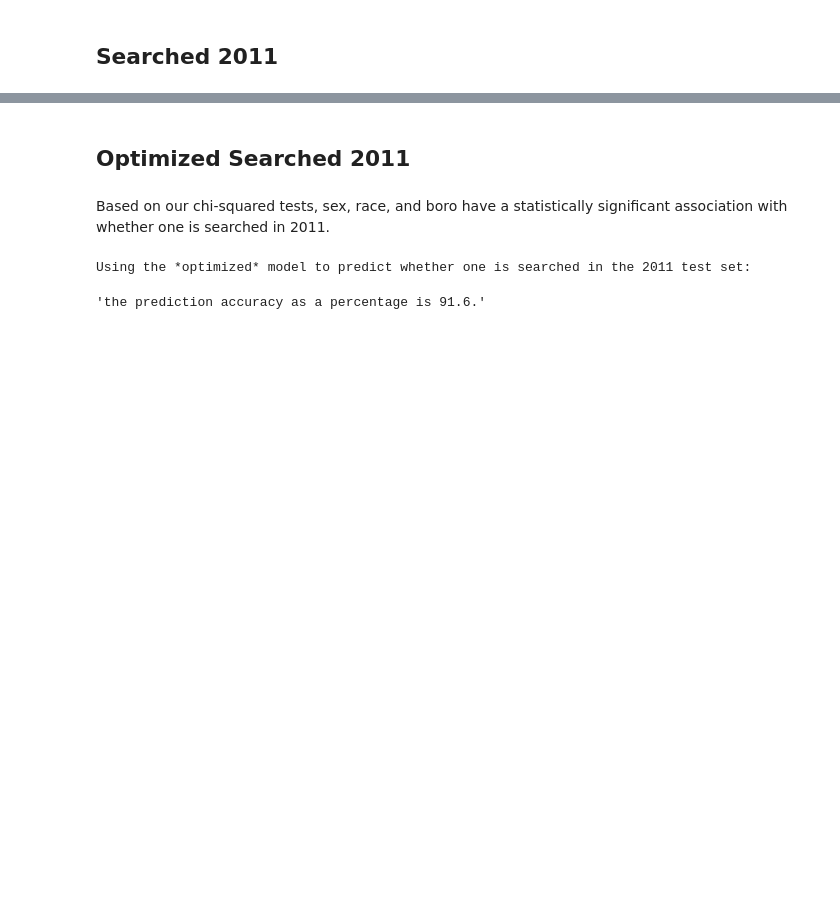
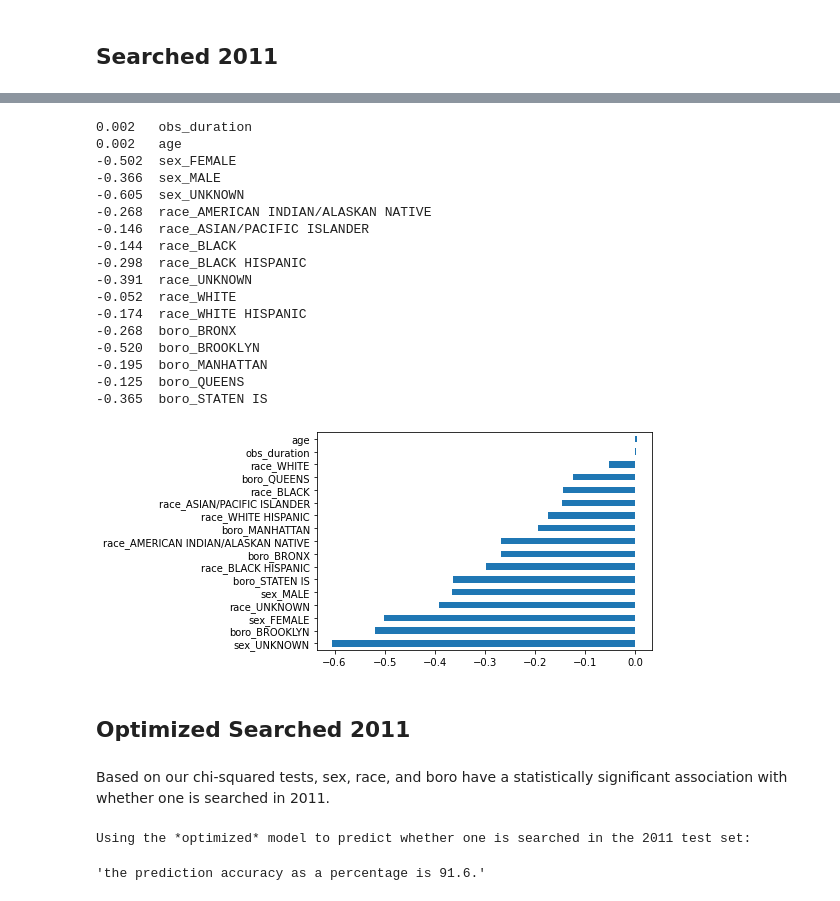
Before and after one commit to leajv123/Data-Science-Project-2950-, a Jupyter notebook: Fatima_PhaseIV.ipynb, the cells around one changed output, grey strips where cells are left out. Drawn from its saved outputs; the diff is of its cells as text; code cells hidden in the pictures; blank space fills up the shorter version.

```diff
--- a/Fatima_PhaseIV.ipynb
+++ b/Fatima_PhaseIV.ipynb
@@ -193,3 +176,24 @@ Please also refer to the documentation for alternative solver options:
+# %%
+coeffs(slogdf2011, sgetbinary2011, 'searched')
+# %% [output]
+0.002   obs_duration
+0.002   age
+-0.502  sex_FEMALE
+-0.366  sex_MALE
+-0.605  sex_UNKNOWN
+-0.268  race_AMERICAN INDIAN/ALASKAN NATIVE
+-0.146  race_ASIAN/PACIFIC ISLANDER
+-0.144  race_BLACK
+-0.298  race_BLACK HISPANIC
+-0.391  race_UNKNOWN
+-0.052  race_WHITE
+-0.174  race_WHITE HISPANIC
+-0.268  boro_BRONX
+-0.520  boro_BROOKLYN
+-0.195  boro_MANHATTAN
+-0.125  boro_QUEENS
+-0.365  boro_STATEN IS
+[figure, added]
 # %% [markdown]
 ## Optimized Searched 2011
 # %% [markdown]
```
Also changed, not shown: parts of 25 cells of this notebook.
